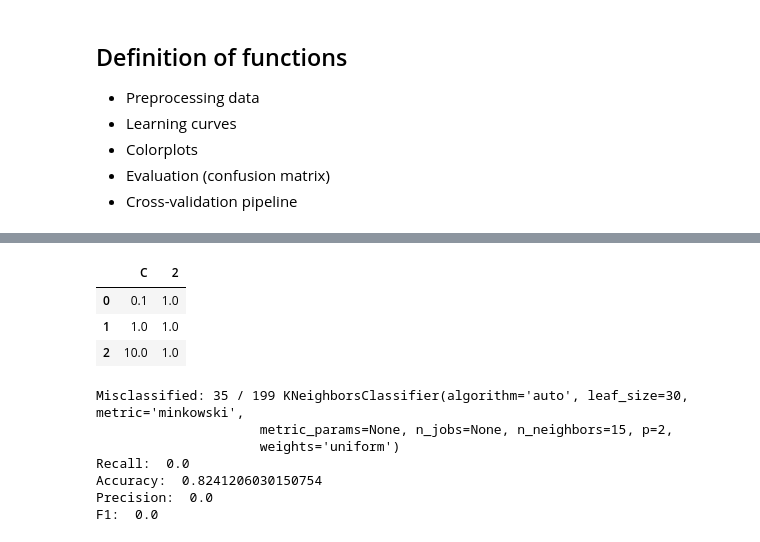
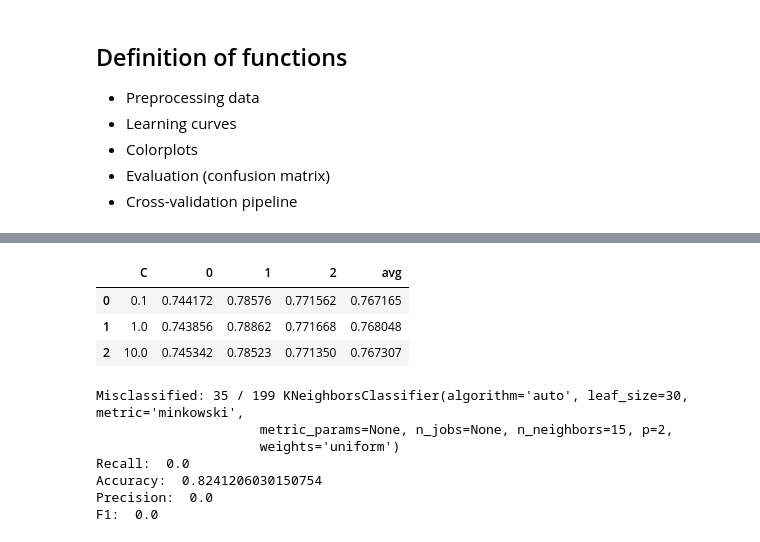
Before and after one commit to BrianvanWinden/TM10007_Group_13, a Jupyter notebook: assignment_tussenfase.ipynb, the cells around one changed output, grey strips where cells are left out. Saved outputs shown, nothing was run; the diff lists cells and outputs as text; code cells hidden in the pictures.

```diff
--- a/assignment_tussenfase.ipynb
+++ b/assignment_tussenfase.ipynb
@@ -345,15 +353,11 @@ IndexError: ignored
-# %%
-# df1 = pd.DataFrame(clf.cv_results_['params'])
-# df1
-
-df1 = pd.DataFrame(clf.cv_results_['params'])
-df1 [num] = pd.DataFrame(clf.cv_results_['mean_train_score'])
-df1
-# %% [output]
-|  | C | 2 |
-| 0 | 0.1 | 1.0 |
-| 1 | 1.0 | 1.0 |
-| 2 | 10.0 | 1.0 |
+# %%
+combi = pd.concat([df_params, scores_trans], axis=1)
+combi
+# %% [output]
+|  | C | 0 | 1 | 2 | avg |
+| 0 | 0.1 | 0.744172 | 0.78576 | 0.771562 | 0.767165 |
+| 1 | 1.0 | 0.743856 | 0.78862 | 0.771668 | 0.768048 |
+| 2 | 10.0 | 0.745342 | 0.78523 | 0.771350 | 0.767307 |
 # %%
 # # Load data and create classifiers
 
```
Also changed, not shown: parts of 3 cells of this notebook.
